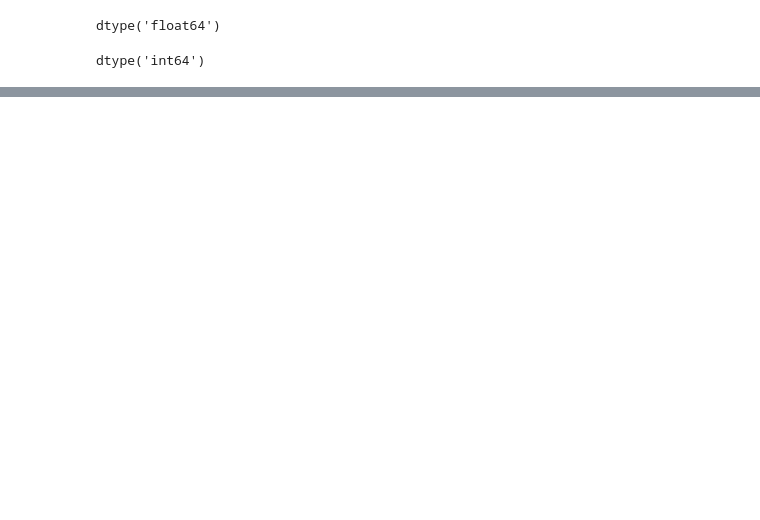
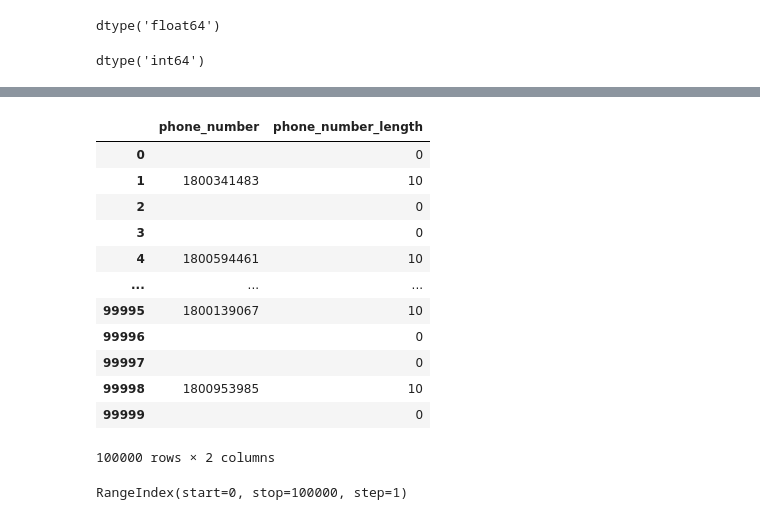
Before and after one commit to ItunuoluwaOlowoye/DataCleaning, a Jupyter notebook: Assessing Users Data in Python.ipynb, the cells around one changed output, grey strips where cells are left out. Saved outputs shown, nothing was run; the diff lists cells and outputs as text; code cells hidden in the pictures; blank space fills up the shorter version.

```diff
--- a/Assessing Users Data in Python.ipynb
+++ b/Assessing Users Data in Python.ipynb
@@ -209,0 +384,20 @@ dtype('int64')
+# %%
+df_users_clean[['phone_number','phone_number_length']]
+# %% [output]
+|  | phone_number | phone_number_length |
+| 0 |  | 0 |
+| 1 | 1800341483 | 10 |
+| 2 |  | 0 |
+| 3 |  | 0 |
+| 4 | 1800594461 | 10 |
+| ... | ... | ... |
+| 99995 | 1800139067 | 10 |
+| 99996 |  | 0 |
+| 99997 |  | 0 |
+| 99998 | 1800953985 | 10 |
+| 99999 |  | 0 |
+100000 rows × 2 columns
+# %%
+df_users_clean.index
+# %% [output]
+RangeIndex(start=0, stop=100000, step=1)
```
Also changed, not shown: parts of 56 cells of this notebook.
